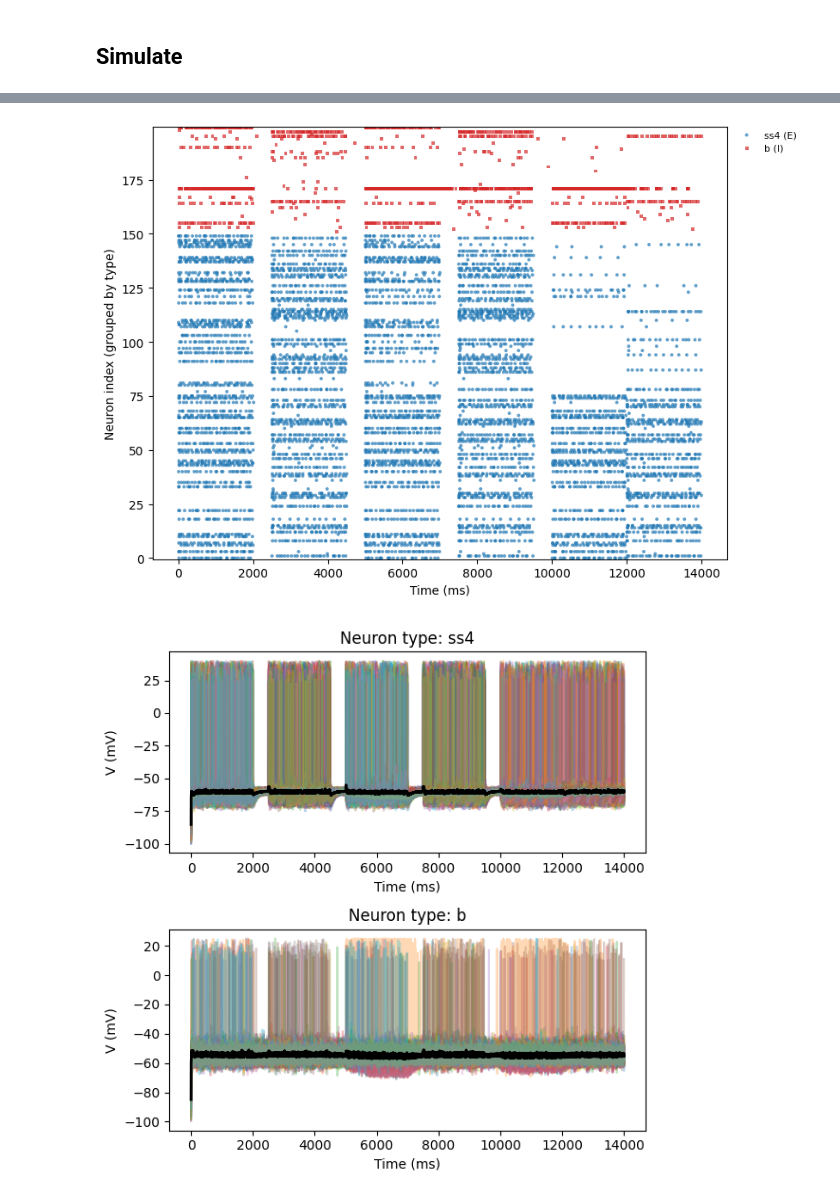
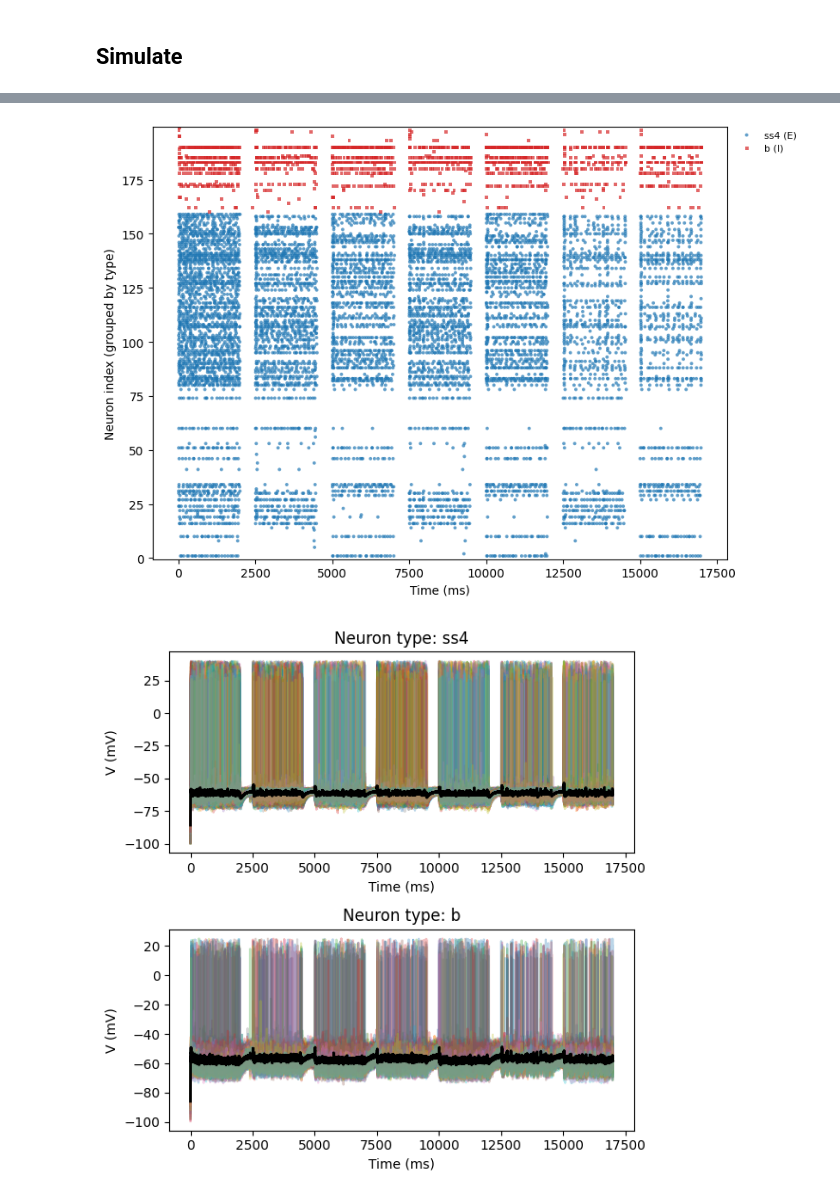
Before and after one commit to Dalsaetra/NeuroSimV3, a Jupyter notebook: python/week8/big_teacher_testing.ipynb, the cells around one changed output, grey strips where cells are left out. Saved outputs shown, nothing was run; the diff lists cells and outputs as text; code cells hidden in the pictures.

```diff
--- a/python/week8/big_teacher_testing.ipynb
+++ b/python/week8/big_teacher_testing.ipynb
@@ -258,7 +277,7 @@ def sim_w_input(sim, sim_len_ms, input_mask, input_rate, input_amp):
 out_degrees = dict(G.out_degree())
 top_neurons_plastic = sorted(out_degrees, key=out_degrees.get, reverse=True)
 compartment_out_neurons = [n for n in top_neurons_plastic if G.nodes[n]['ntype'] == 'ss4']
-p = 0.6
+p = 0.8
 top_neurons_plastic = compartment_out_neurons[:int(p * len(compartment_out_neurons))]
 # Shuffle top neurons to avoid any ordering effects
 random.shuffle(top_neurons_plastic)
@@ -283,12 +302,12 @@ Compartment distribution among top neurons:
 out_degrees = dict(G.out_degree())
 top_neurons_out = sorted(out_degrees, key=out_degrees.get, reverse=True)
 compartment_out_neurons = [n for n in top_neurons_out if G.nodes[n]['compartment'] == 'out' and G.nodes[n]['ntype'] == 'ss4']
-p_out = 0.69
+p_out = 1.0
 top_neurons_out = compartment_out_neurons[:int(p_out * len(compartment_out_neurons))]
 # Shuffle top neurons to avoid any ordering effects
-# random.shuffle(top_neurons_out)
+random.shuffle(top_neurons_out)
 ## Sort by position y coordinate
-top_neurons_out.sort(key=lambda n: G.nodes[n]['pos'][1])
+# top_neurons_out.sort(key=lambda n: G.nodes[n]['pos'][1])
 length_top_neurons_out = len(top_neurons_out)
 print(f"Top {p_out*100}% of excitatory neurons by out-degree in 'out' compartment: {length_top_neurons_out} neurons")
 # Check neuron types of top neurons
@@ -324,10 +343,12 @@ Total weight from out_1 to out_2: 2.72
 out_degrees = dict(G.out_degree())
 top_neurons_in = sorted(out_degrees, key=out_degrees.get, reverse=True)
 compartment_out_neurons = [n for n in top_neurons_in if G.nodes[n]['compartment'] == 'in' and G.nodes[n]['ntype'] == 'ss4']
-p = 0.6
+p = 0.2
 top_neurons_in = compartment_out_neurons[:int(p * len(compartment_out_neurons))]
 # Shuffle top neurons to avoid any ordering effects
-random.shuffle(top_neurons_in)
+# random.shuffle(top_neurons_in)
+# Sort by position y coordinate
+top_neurons_in.sort(key=lambda n: G.nodes[n]['pos'][1])
 length_top_neurons_in = len(top_neurons_in)
 print(f"Top {p*100}% of excitatory neurons by out-degree in 'in' compartment: {length_top_neurons_in} neurons")
 # Check neuron types of top neurons
@@ -397,10 +398,10 @@ sim = Simulation(connectome, dt, stepper_type="euler_det", state0=state0,
                  enable_debug_logger=False,
                  enable_plasticity=True, plasticity="clopath", plasticity_reward_type="online",
                  plasticity_kwargs={"plastic_source_mask": plastic_mask, "weight_multiplicity": None,
-                                    "max_weight": 100.0, "weight_update_scale": 1.0,
+                                    "max_weight": 100.0, "weight_update_scale": 0.1,
                                     # "enable_debug_logger": False,
-                                    "theta_minus": resting_potentials + 5.0,
-                                    "theta_plus": resting_potentials + 20.0
+                                    "theta_minus": resting_potentials,
+                                    "theta_plus": resting_potentials + 15.0
                                     })
 
 sim.configure_output_readout(output_neuron_indices=top_neurons_out, output_dim=2, rate_window_ms=500.0,
@@ -428,37 +429,47 @@ i1[input_neurons_1] = True
 i2 = np.zeros(n_neurons, dtype=bool)
 i2[input_neurons_2] = True
 
+i1i2 = np.zeros(n_neurons, dtype=bool)
+i1i2[input_neurons_1_and_out_1] = True
+i1i2[input_neurons_2_and_out_2] = True
+
+sim_w_input(sim, sim_len_ms=2000.0, input_mask=i1i2, input_rate=v_ext, input_amp=amplitude)
+
+sim_w_input(sim, sim_len_ms=500.0, input_mask=i1o1*0, input_rate=v_ext, input_amp=amplitude)
+
 sim_w_input(sim, sim_len_ms=2000.0, input_mask=i1o1, input_rate=v_ext, input_amp=amplitude)
 
 sim_w_input(sim, sim_len_ms=500.0, input_mask=i1o1*0, input_rate=v_ext, input_amp=amplitude)
 
 sim_w_input(sim, sim_len_ms=2000.0, input_mask=i2o2, input_rate=v_ext, input_amp=amplitude)
 
 sim_w_input(sim, sim_len_ms=500.0, input_mask=i1o1*0, input_rate=v_ext, input_amp=amplitude)
 
 sim_w_input(sim, sim_len_ms=2000.0, input_mask=i1o1, input_rate=v_ext, input_amp=amplitude)
 
 sim_w_input(sim, sim_len_ms=500.0, input_mask=i1o1*0, input_rate=v_ext, input_amp=amplitude)
 
 sim_w_input(sim, sim_len_ms=2000.0, input_mask=i2o2, input_rate=v_ext, input_amp=amplitude)
 
 sim.plasticity = None
 
 sim_w_input(sim, sim_len_ms=500.0, input_mask=i1o1*0, input_rate=v_ext, input_amp=amplitude)
 
 sim_w_input(sim, sim_len_ms=2000.0, input_mask=i1, input_rate=v_ext, input_amp=amplitude)
 
+sim_w_input(sim, sim_len_ms=500.0, input_mask=i1o1*0, input_rate=v_ext, input_amp=amplitude)
+
 sim_w_input(sim, sim_len_ms=2000.0, input_mask=i2, input_rate=v_ext, input_amp=amplitude)
 
 
 sim.plot_spike_raster(figsize=(10, 6))
 
 sim.plot_voltage_per_type(figsize=(6, 6))
 
 # stats = sim.stats.compute_metrics(dt, bin_ms_participation=300)
 # %% [output]
-[figure, old version]
+[figure, new version]
-[figure, old version]
+[figure, new version]
 # %%
 # Plot output
 output_history = np.array(sim.output_logger)
```
Also changed, not shown: parts of 16 cells of this notebook, 1 other file.
